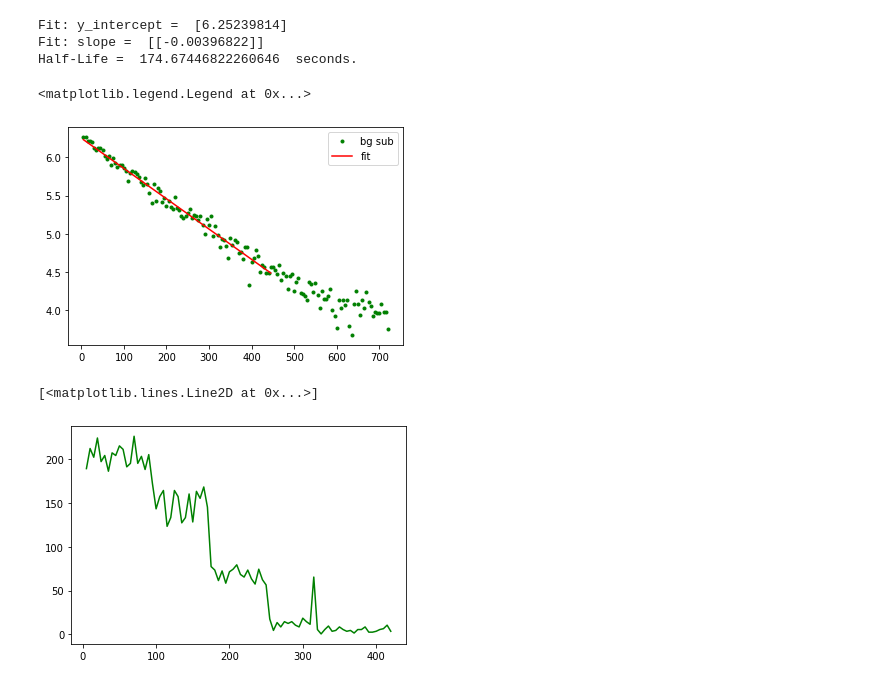
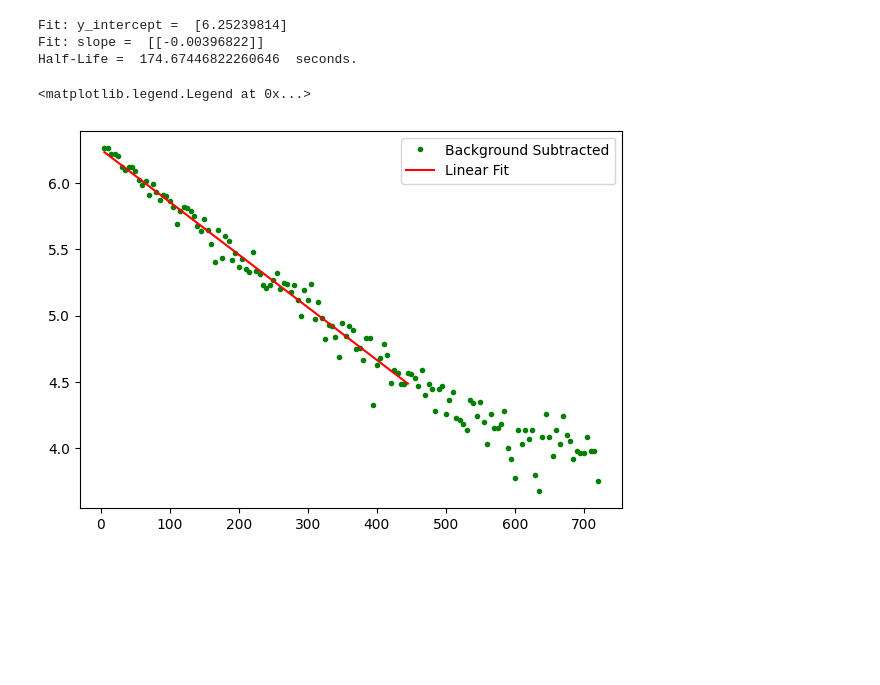
Before and after one commit to nmack21/PhysicsLabs, a Jupyter notebook: PHYS201/RadioactivityLab.ipynb, the cells around one changed output. Saved outputs shown, nothing was run; the diff lists cells and outputs as text; code cells hidden in the pictures; blank space fills up the shorter version.

```diff
--- a/PHYS201/RadioactivityLab.ipynb
+++ b/PHYS201/RadioactivityLab.ipynb
@@ -140,37 +173,31 @@ Fit: slope =  [[-0.00339809]]
 # %%
 barium2 = barium[barium['Time (s) Barium'] < 450]
 
-#plt.plot(barium['Time (s) Barium'],np.log(barium['Geiger Counts (counts/sample) Barium']),'r.',label='raw')
-#plt.plot(barium['Time (s) Barium'],np.log(barium['RootN (cts/5s) Barium']),'b--',label='error')
-plt.plot(barium['Time (s) Barium'],np.log(barium['Background Subtracted (cts/5s) Barium']),'g.',label='bg sub')
+fig=plt.figure(figsize=(7,5), dpi= 100, facecolor='w', edgecolor='k')
+plt.plot(barium['Time (s) Barium'],
+         np.log(barium['Background Subtracted (cts/5s) Barium']),'g.',
+         label='Background Subtracted')
 
 from sklearn import linear_model
 
 reg = linear_model.LinearRegression()
 
 x_data = barium2['Time (s) Barium'].values.reshape(-1, 1)
 y_data = np.log(barium2['Background Subtracted (cts/5s) Barium'].values.reshape(-1, 1))
 
 reg.fit(x_data,y_data)
 
 print ('Fit: y_intercept = ',reg.intercept_)
 print ('Fit: slope = ',reg.coef_)
 
 print ('Half-Life = ',float(-np.log(2)/reg.coef_),' seconds.')
 
 y_fit = x_data*reg.coef_ + reg.intercept_
-plt.plot(x_data,y_fit,'r-',label='fit')
+plt.plot(x_data,y_fit,'r-',label='Linear Fit')
 plt.legend()
 # %% [output]
 Fit: y_intercept =  [6.25239814]
 Fit: slope =  [[-0.00396822]]
 Half-Life =  174.67446822260646  seconds.
 <matplotlib.legend.Legend at 0x...>
-[figure, old version]
+[figure, new version]
-# %%
-#plt.plot(radium['Time (s) Radium'],radium['Geiger Counts (counts/sample) Radium'],'r.')
-#plt.plot(radium['Time (s) Radium'],radium['RootN (cts/5s) Radium'],'b--')
-plt.plot(radium['Time (s) Radium'],radium['Background Subtracted (cts/5s) Radium'],'g-')
-# %% [output]
-[<matplotlib.lines.Line2D at 0x...>]
-[figure, removed]
```
Also changed, not shown: parts of 19 cells of this notebook.
